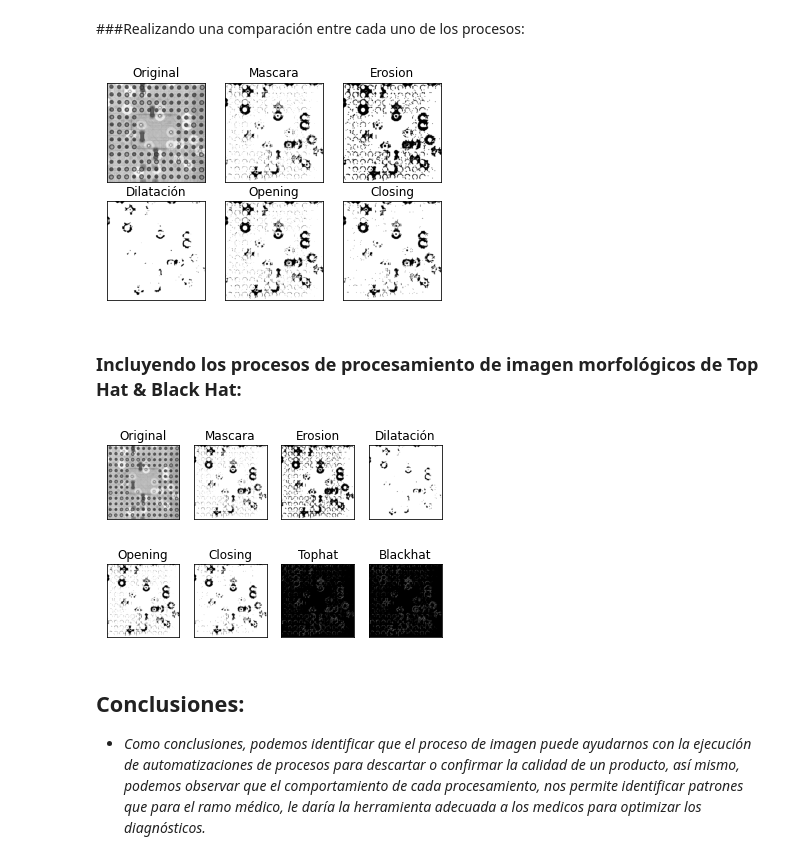
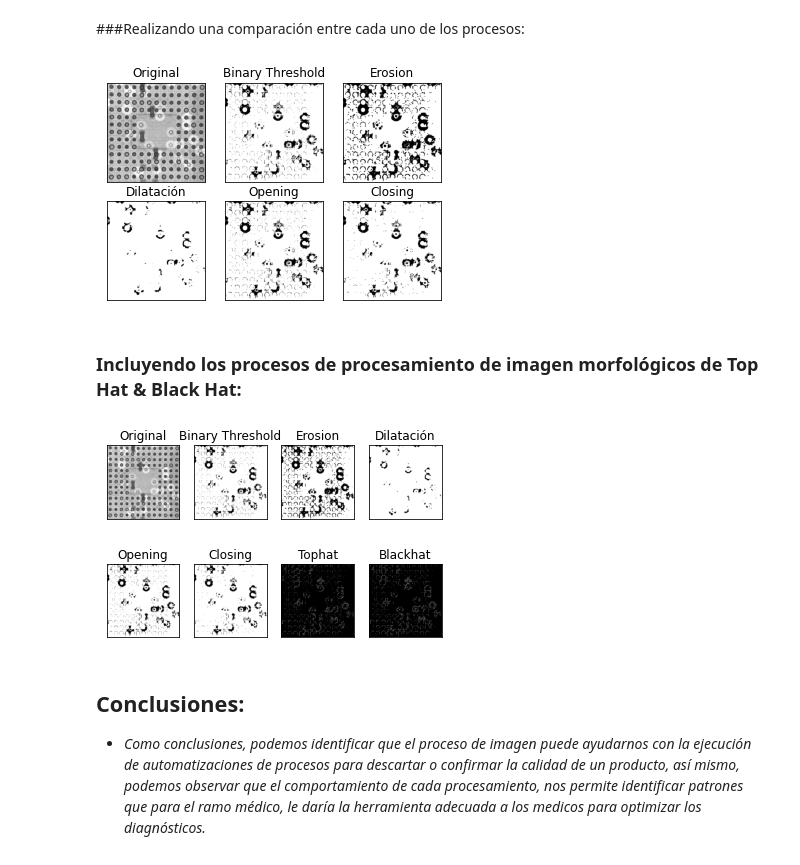
Before and after one commit to PosgradoMNA/actividades-de-aprendizaje-A01793546-Ariel-Corral-Leon, a Jupyter notebook: 10_morphological_operations.ipynb, the cells around one changed output. Drawn from its saved outputs; the diff is of its cells as text; code cells hidden in the pictures.

```diff
--- a/10_morphological_operations.ipynb
+++ b/10_morphological_operations.ipynb
@@ -56,7 +56,7 @@ kernal = np.ones((2,2), np.uint8)
 
 erosion = cv2.erode(mask, kernal, iterations =2)
 
-titulos = ['Original','Mascara','Erosion']
+titulos = ['Original','Binary Threshold','Erosion']
 imagenes = [img,mask,erosion]
 
 for i in range (3):
@@ -79,7 +79,7 @@ kernal = np.ones((2,2), np.uint8)
 
 dilatacion = cv2.dilate(mask,kernal, iterations=3)
 
-titulos = ['Original','Mascara','Dilatacion']
+titulos = ['Original','Binary Threshold','Dilatacion']
 imagenes = [img,mask,dilatacion]
 
 for i in range (3):
@@ -103,7 +103,7 @@ kernal = np.ones((2,2), np.uint8)
 opening = cv2.morphologyEx(mask,cv2.MORPH_OPEN, kernal)
 closing = cv2.morphologyEx(mask,cv2.MORPH_CLOSE, kernal)
 
-titulos = ['Original','Mascara','Opening','Closing']
+titulos = ['Original','Binary Threshold','Opening','Closing']
 imagenes = [img,mask,opening, closing]
 
 for i in range (4):
@@ -128,7 +128,7 @@ dilatacion = cv2.dilate(mask,kernal, iterations=3)
 opening = cv2.morphologyEx(mask,cv2.MORPH_OPEN, kernal)
 closing = cv2.morphologyEx(mask,cv2.MORPH_CLOSE, kernal)
 
-titulos = ['Original','Mascara','Erosion','Dilatación','Opening','Closing']
+titulos = ['Original','Binary Threshold','Erosion','Dilatación','Opening','Closing']
 imagenes = [img,mask,erosion,dilatacion,opening,closing]
 
 for i in range (6):
@@ -138,33 +138,33 @@ for i in range (6):
 
 plt.show()
 # %% [output]
-[figure, old version]
+[figure, new version]
 # %% [markdown]
 ### Incluyendo los procesos de procesamiento de imagen morfológicos de Top Hat & Black Hat:
 # %%
 img = cv2.imread('/content/data/chip1.jpg', cv2.IMREAD_GRAYSCALE)
 _, mask = cv2.threshold(img,220,255, cv2.THRESH_BINARY_INV)
 
 kernal = np.ones((2,2), np.uint8)
 
 erosion = cv2.erode(mask, kernal, iterations =2)
 dilatacion = cv2.dilate(mask,kernal, iterations=3)
 opening = cv2.morphologyEx(mask,cv2.MORPH_OPEN, kernal)
 closing = cv2.morphologyEx(mask,cv2.MORPH_CLOSE, kernal)
 tophat = cv2.morphologyEx(mask, cv2.MORPH_TOPHAT, kernal)
 blackhat = cv2.morphologyEx(mask,cv2.MORPH_BLACKHAT,kernal)
 
-titulos = ['Original','Mascara','Erosion','Dilatación','Opening','Closing','Tophat','Blackhat']
+titulos = ['Original','Binary Threshold','Erosion','Dilatación','Opening','Closing','Tophat','Blackhat']
 imagenes = [img,mask,erosion,dilatacion,opening,closing,tophat,blackhat]
 
 for i in range (8):
   plt.subplot (2,4,i+1),plt.imshow(imagenes[i], 'gray')
   plt.title(titulos[i])
   plt.xticks([]),plt.yticks([])
 
 plt.show()
 # %% [output]
-[figure, old version]
+[figure, new version]
 # %% [markdown]
 ## Conclusiones:
 
```
Also changed, not shown: parts of 6 cells of this notebook.
